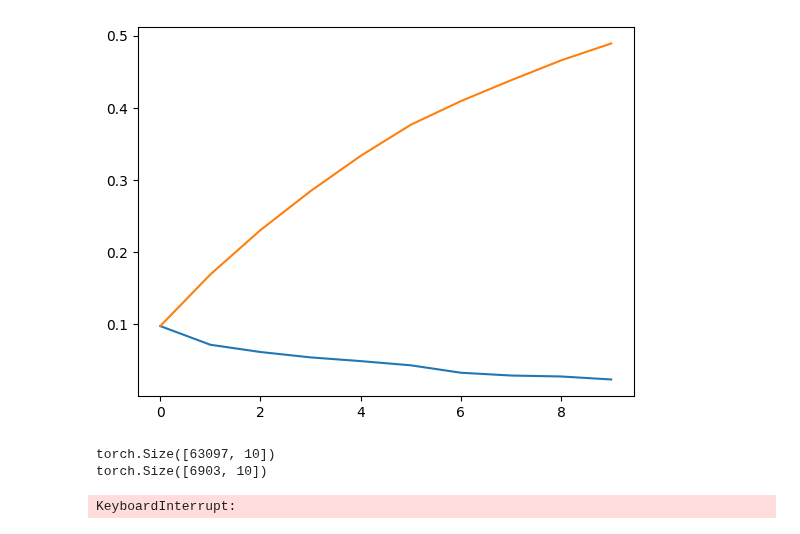
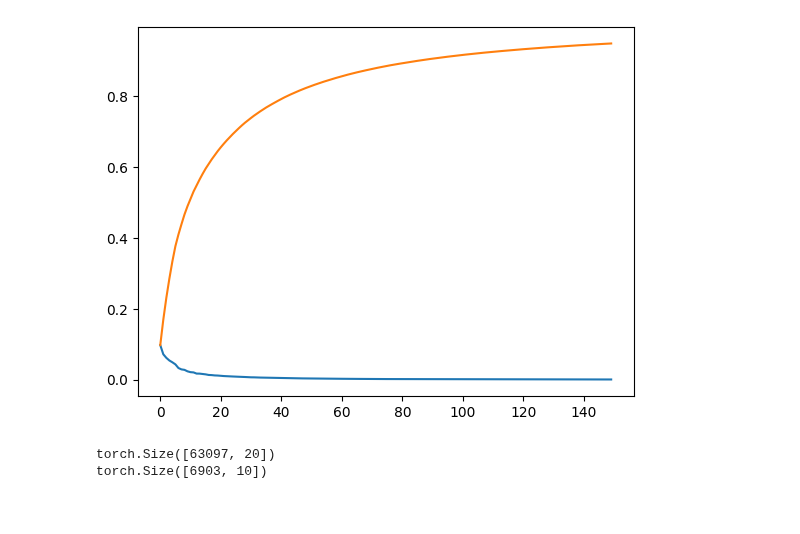
Before and after one commit to ElouanARGOUARCH/experiments, a Jupyter notebook: Untitled.ipynb, the cells around one changed output. Drawn from its saved outputs; the diff is of its cells as text; code cells hidden in the pictures.

```diff
--- a/Untitled.ipynb
+++ b/Untitled.ipynb
@@ -85,23 +12,23 @@ class GenerativeClassifier(torch.nn.Module):
 # %%
 samples, labels = get_MNIST_dataset(one_hot = True)
-pca = PCA(samples, n_components=10, visual = True)
-number_to_switch = 50
+pca = PCA(samples, n_components=150, visual = True)
+number_to_switch = 100
 samples = pca.transform(samples)
 samples0 = samples[labels[:,0]==1]
 labels0 = labels[labels[:,0]==1]
 other_samples = samples[labels[:,0]==0]
 other_labels = labels[labels[:,0]==0]
 train_samples = torch.cat([samples0[:number_to_switch], other_samples[number_to_switch:]])
 train_labels = torch.cat([labels0[:number_to_switch], other_labels[number_to_switch:]])
 test_samples = torch.cat([samples0[number_to_switch:], other_samples[:number_to_switch]])
 test_labels = torch.cat([labels0[number_to_switch:], other_labels[:number_to_switch]])
 
 def shuffle(tensor, randperm=None):
     if randperm is None:
         randperm = torch.randperm(tensor.shape[0])
     return tensor[randperm], randperm
 # %% [output]
-[figure, old version]
+[figure, new version]
 # %%
 train_samples, randperm = shuffle(train_samples)
 train_labels,_ = shuffle(train_labels, randperm)
@@ -114,19 +41,17 @@ test_labels = test_labels
 print(train_samples.shape)
 print(test_labels.shape)
 # %% [output]
-torch.Size([63097, 10])
+torch.Size([63097, 20])
 torch.Size([6903, 10])
 # %%
-genclass = GenerativeClassifier(train_samples, train_labels, [32,32,32], K = 5)
+genclass = GenerativeClassifier(train_samples, train_labels, [64,64,64], K=5)
 train_accuracy, test_accuracy = genclass.train(100,5000,verbose=True, lr=5e-3, test_samples = test_samples, test_labels = test_labels, trace_accuracy = True)
 for t in range(10):
     current_labels = torch.nn.functional.one_hot(torch.distributions.Categorical(torch.exp(genclass.log_prob(test_samples))).sample())
     samples_plus = torch.cat([train_samples, test_samples],dim = 0)
     labels_plus = torch.cat([train_labels, current_labels],dim = 0)
-    genclass = GenerativeClassifier(samples_plus, labels_plus, [32,32,32], K = 5)
+    genclass = GenerativeClassifier(samples_plus, labels_plus,[64,64,64], K = 5)
     train_accuracy, test_accuracy = genclass.train(200,2000,verbose=True, lr=5e-3, test_samples = test_samples, test_labels = test_labels, trace_accuracy = True)
-# %% [output]
-KeyboardInterrupt:
 # %%
 disclass = Classifier(train_samples, train_labels,[64,64,64])
 disclass.train(100,1000, lr = 5e-3, verbose = True,test_samples = test_samples, test_labels = test_labels)
```
Also changed, not shown: parts of 1 cell of this notebook, 4 other files.
